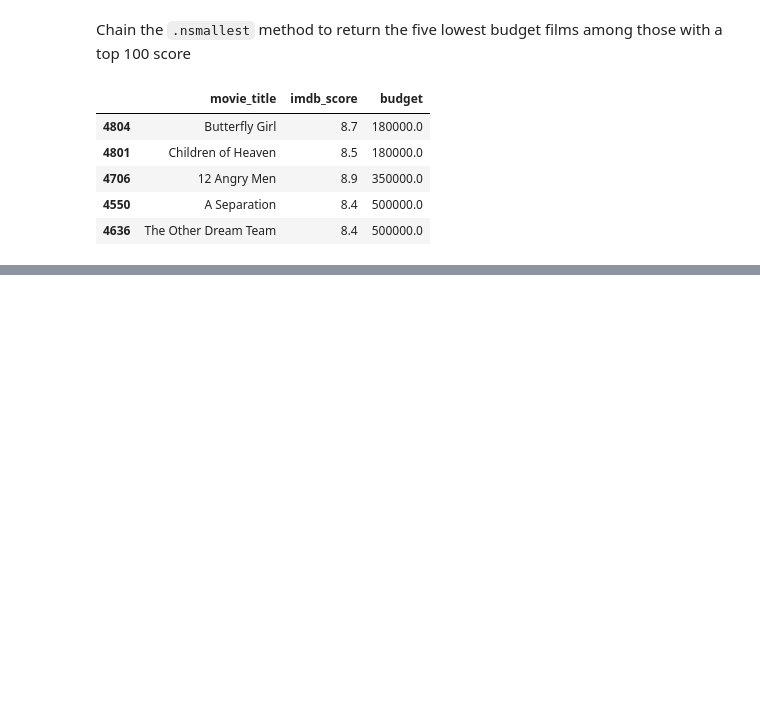
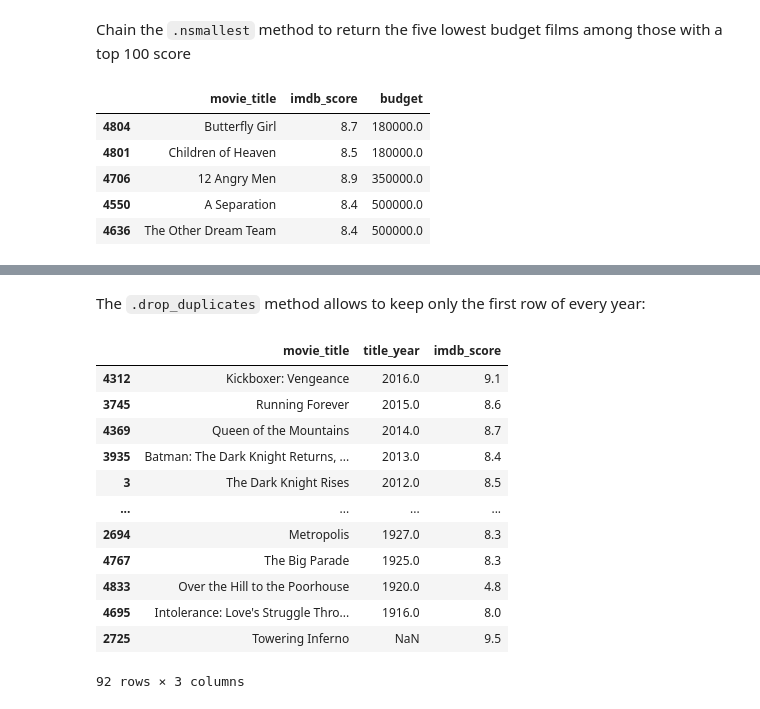
Before and after one commit to dajebbar/python-pract, a Jupyter notebook: work/data_analysis/pandas_cookbook_1.x/ch04/c4_code.ipynb, the cells around one changed output, grey strips where cells are left out. Cells and saved outputs as stored; diff of their text form; code cells hidden in the pictures; blank space fills up the shorter version.

```diff
--- a/work/data_analysis/pandas_cookbook_1.x/ch04/c4_code.ipynb
+++ b/work/data_analysis/pandas_cookbook_1.x/ch04/c4_code.ipynb
@@ -348,0 +405,22 @@ with a top 100 score
+# %% [markdown]
+The `.drop_duplicates` method allows to keep only the first row of every
+year:
+# %%
+(
+    df.sort_values(by=['title_year', 'imdb_score'], ascending=False)
+    .drop_duplicates(subset=['title_year'])
+)
+# %% [output]
+|  | movie_title | title_year | imdb_score |
+| 4312 | Kickboxer: Vengeance | 2016.0 | 9.1 |
+| 3745 | Running Forever | 2015.0 | 8.6 |
+| 4369 | Queen of the Mountains | 2014.0 | 8.7 |
+| 3935 | Batman: The Dark Knight Returns, ... | 2013.0 | 8.4 |
+| 3 | The Dark Knight Rises | 2012.0 | 8.5 |
+| ... | ... | ... | ... |
+| 2694 | Metropolis | 1927.0 | 8.3 |
+| 4767 | The Big Parade | 1925.0 | 8.3 |
+| 4833 | Over the Hill to the Poorhouse | 1920.0 | 4.8 |
+| 4695 | Intolerance: Love's Struggle Thro... | 1916.0 | 8.0 |
+| 2725 | Towering Inferno | NaN | 9.5 |
+92 rows × 3 columns
```
Also changed, not shown: parts of 7 cells of this notebook.
